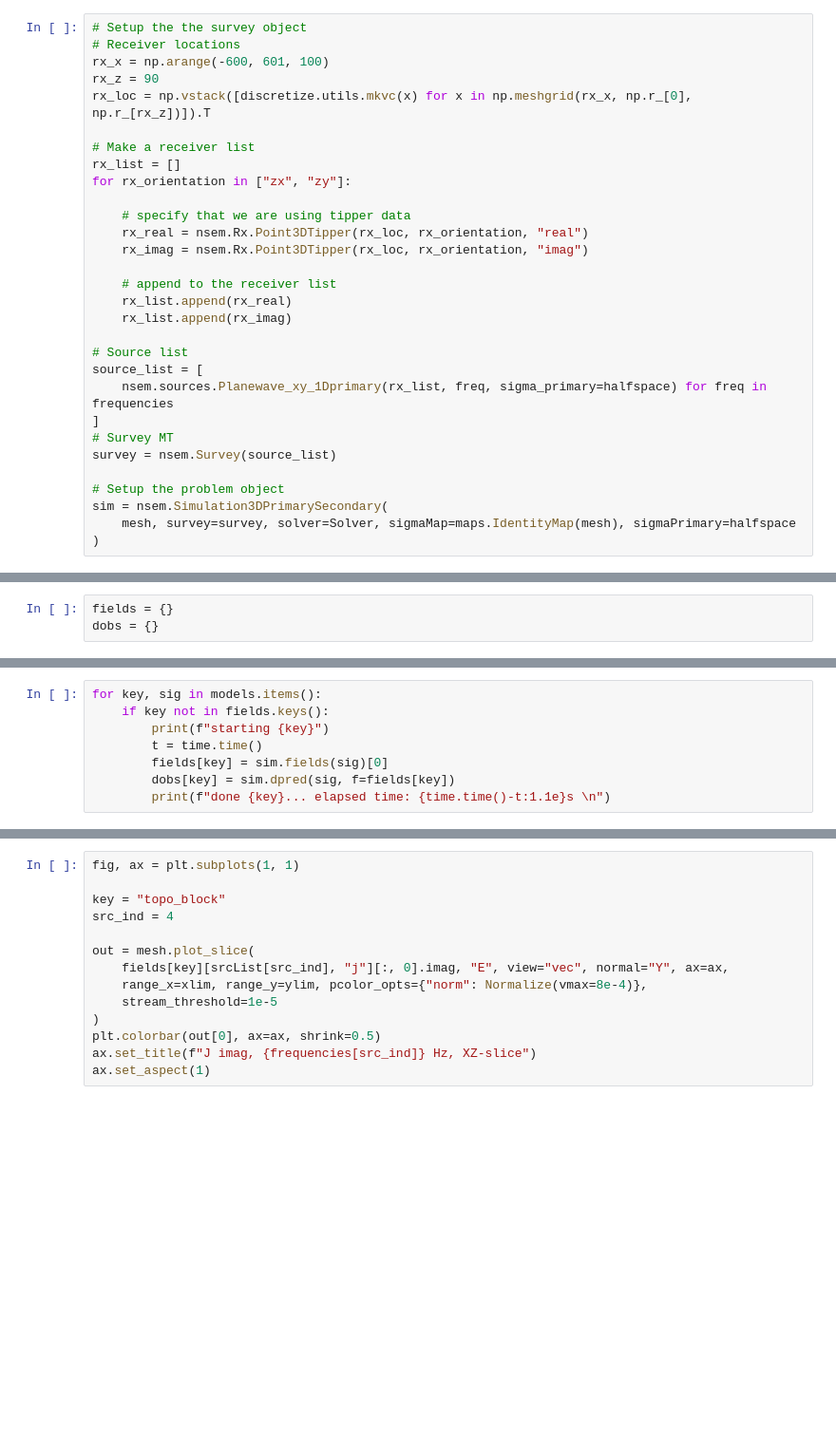
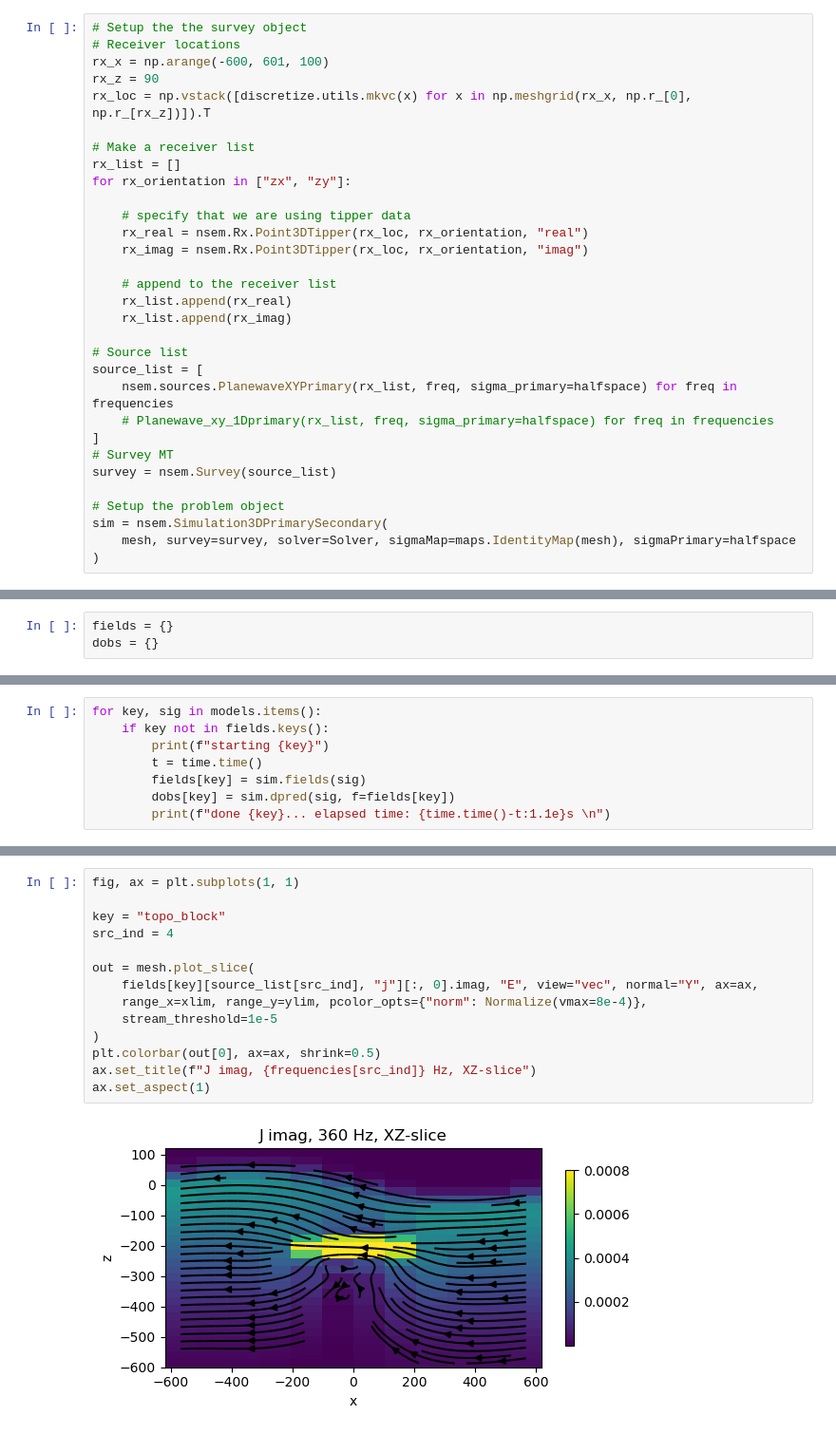
Before and after one commit to simpeg-research/heagy-2023-geotech-symposium, a Jupyter notebook: Geotech-ztem-example.ipynb, the cells around one changed output, grey strips where cells are left out. Shown: that part at 95% size. Cells and saved outputs as stored; diff of their text form; blank space fills up the shorter version.

```diff
--- a/Geotech-ztem-example.ipynb
+++ b/Geotech-ztem-example.ipynb
@@ -134,7 +135,8 @@ for rx_orientation in ["zx", "zy"]:
 
 # Source list
 source_list = [
-    nsem.sources.Planewave_xy_1Dprimary(rx_list, freq, sigma_primary=halfspace) for freq in frequencies
+    nsem.sources.PlanewaveXYPrimary(rx_list, freq, sigma_primary=halfspace) for freq in frequencies
+    # Planewave_xy_1Dprimary(rx_list, freq, sigma_primary=halfspace) for freq in frequencies
 ]
 # Survey MT
 survey = nsem.Survey(source_list)
@@ -177,7 +176,7 @@ for key, sig in models.items():
     if key not in fields.keys():
         print(f"starting {key}")
         t = time.time()
-        fields[key] = sim.fields(sig)[0]
+        fields[key] = sim.fields(sig)
         dobs[key] = sim.dpred(sig, f=fields[key])
         print(f"done {key}... elapsed time: {time.time()-t:1.1e}s \n")
 # %% [output]
@@ -239,17 +252,19 @@ frequencies[4]
 # %%
 fig, ax = plt.subplots(1, 1)
 
 key = "topo_block"
 src_ind = 4
 
 out = mesh.plot_slice(
-    fields[key][srcList[src_ind], "j"][:, 0].imag, "E", view="vec", normal="Y", ax=ax,
+    fields[key][source_list[src_ind], "j"][:, 0].imag, "E", view="vec", normal="Y", ax=ax,
     range_x=xlim, range_y=ylim, pcolor_opts={"norm": Normalize(vmax=8e-4)},
     stream_threshold=1e-5
 )
 plt.colorbar(out[0], ax=ax, shrink=0.5)
 ax.set_title(f"J imag, {frequencies[src_ind]} Hz, XZ-slice")
 ax.set_aspect(1)
+# %% [output]
+[figure, added]
 # %%
 fig, ax = plt.subplots(1, 1)
 
```
Also changed, not shown: parts of 11 cells of this notebook, 1 other file.
